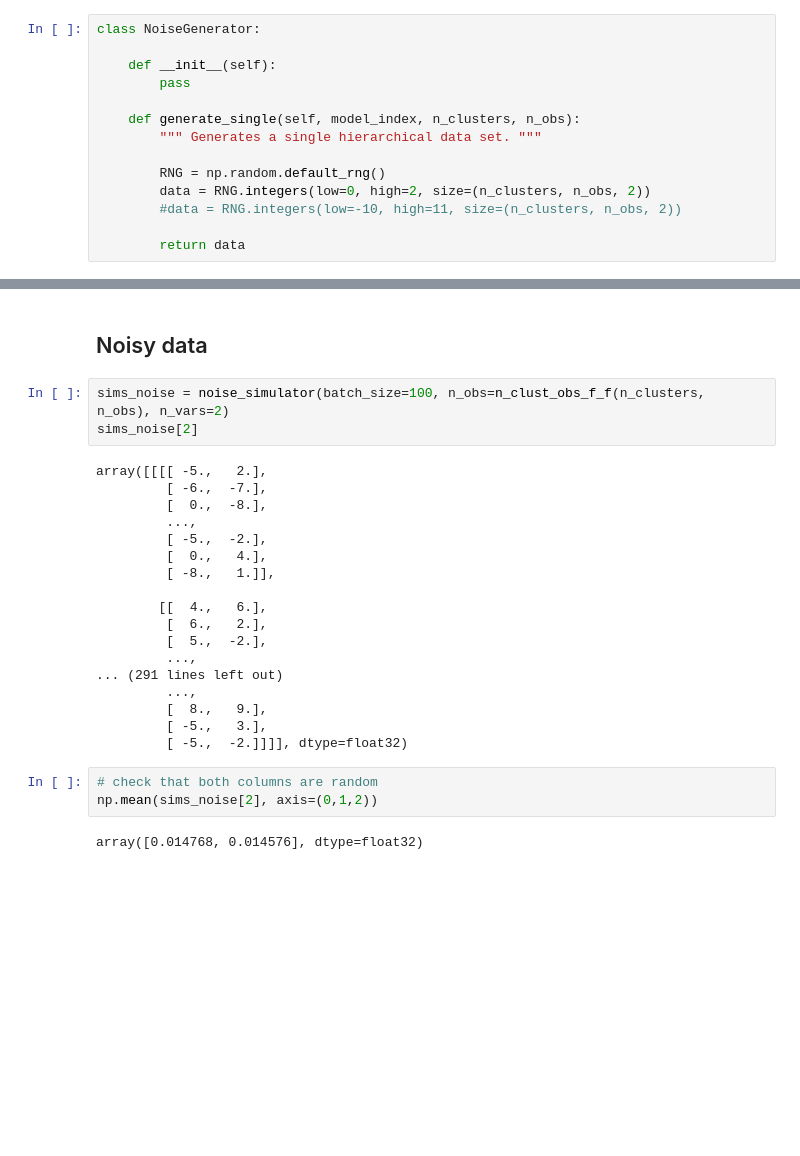
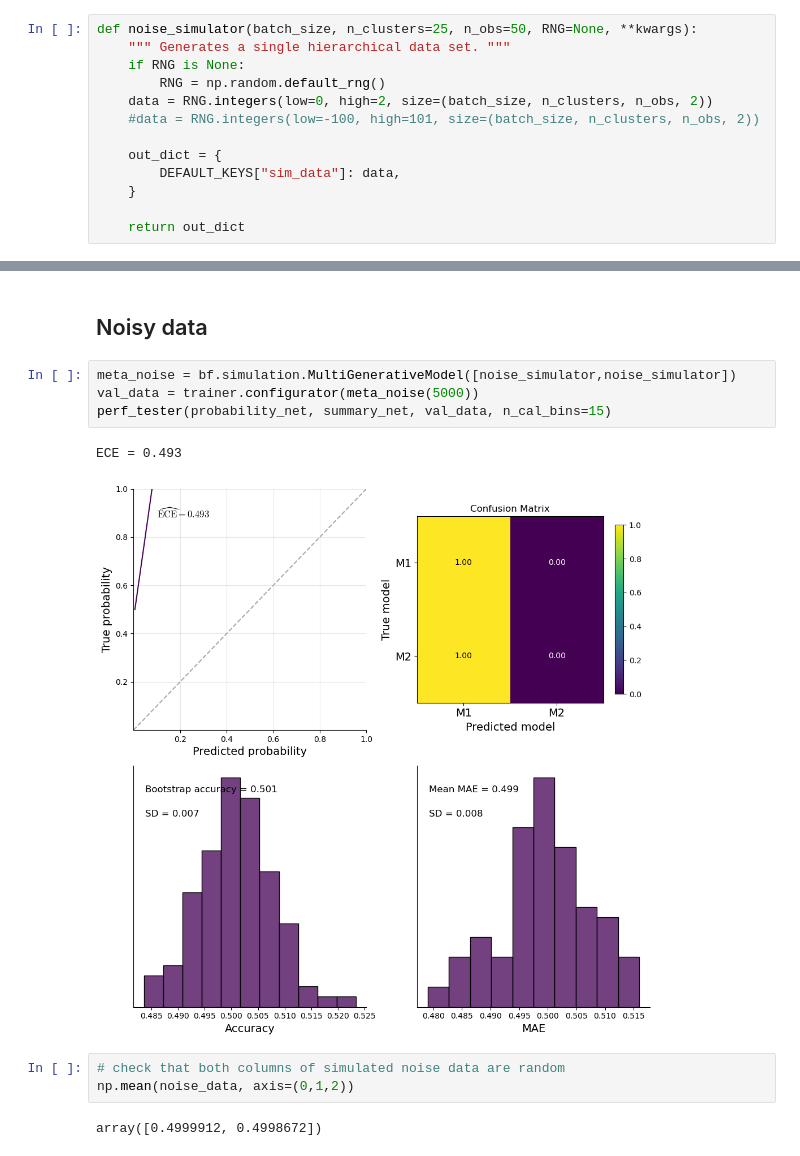
Before and after one commit to bayesflow-org/Hierarchical-Model-Comparison, a Jupyter notebook: notebooks/02_bridge_sampling_comparison/non_nested_models/ood_experiment.ipynb, the cells around one changed output, grey strips where cells are left out. Drawn from its saved outputs; the diff is of its cells as text; blank space fills up the shorter version.

```diff
--- a/notebooks/02_bridge_sampling_comparison/non_nested_models/ood_experiment.ipynb
+++ b/notebooks/02_bridge_sampling_comparison/non_nested_models/ood_experiment.ipynb
@@ -75,16 +60,15 @@ Networks loaded from c:\Users\lasse\documents\hierarchical_model_comparison_proj
 # %% [markdown]
 ## Utility functions
 # %%
-class NoiseGenerator:
+def noise_simulator(batch_size, n_clusters=25, n_obs=50, RNG=None, **kwargs):
+    """ Generates a single hierarchical data set. """
+    if RNG is None:
+        RNG = np.random.default_rng()
+    data = RNG.integers(low=0, high=2, size=(batch_size, n_clusters, n_obs, 2))
+    #data = RNG.integers(low=-100, high=101, size=(batch_size, n_clusters, n_obs, 2))
 
-    def __init__(self):
-        pass
+    out_dict = {
+        DEFAULT_KEYS["sim_data"]: data,
+    }
 
-    def generate_single(self, model_index, n_clusters, n_obs):
-        """ Generates a single hierarchical data set. """
-
-        RNG = np.random.default_rng()
-        data = RNG.integers(low=0, high=2, size=(n_clusters, n_obs, 2))
-        #data = RNG.integers(low=-10, high=11, size=(n_clusters, n_obs, 2))
-
-        return data
+    return out_dict
@@ -204,28 +175,14 @@ ECE = 0.010
 # %% [markdown]
 ## Noisy data
-# %%
-sims_noise = noise_simulator(batch_size=100, n_obs=n_clust_obs_f_f(n_clusters, n_obs), n_vars=2)
-sims_noise[2]
-# %% [output]
-array([[[[ -5.,   2.],
-         [ -6.,  -7.],
-         [  0.,  -8.],
-         ...,
-         [ -5.,  -2.],
-         [  0.,   4.],
-         [ -8.,   1.]],
-
-        [[  4.,   6.],
-         [  6.,   2.],
-         [  5.,  -2.],
-         ...,
-... (291 lines left out)
-         ...,
-         [  8.,   9.],
-         [ -5.,   3.],
-         [ -5.,  -2.]]]], dtype=float32)
+# %%
+meta_noise = bf.simulation.MultiGenerativeModel([noise_simulator,noise_simulator])
+val_data = trainer.configurator(meta_noise(5000))
+perf_tester(probability_net, summary_net, val_data, n_cal_bins=15)
+# %% [output]
+ECE = 0.493
+[figure, added]
 # %%
-# check that both columns are random
-np.mean(sims_noise[2], axis=(0,1,2))
+# check that both columns of simulated noise data are random
+np.mean(noise_data, axis=(0,1,2))
 # %% [output]
-array([0.014768, 0.014576], dtype=float32)
+array([0.4999912, 0.4998672])
```
Also changed, not shown: parts of 43 cells of this notebook, 1 other file.
